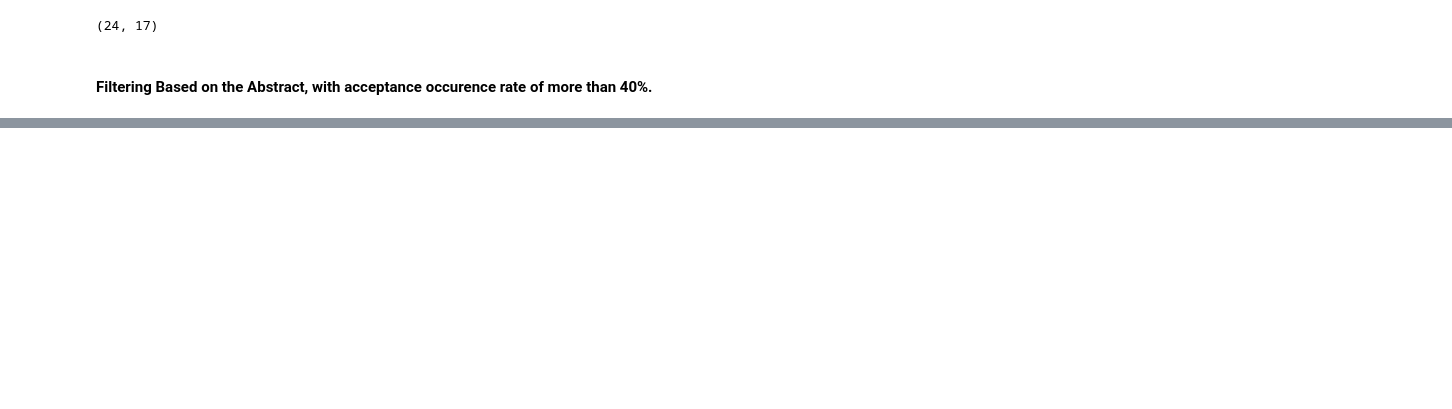
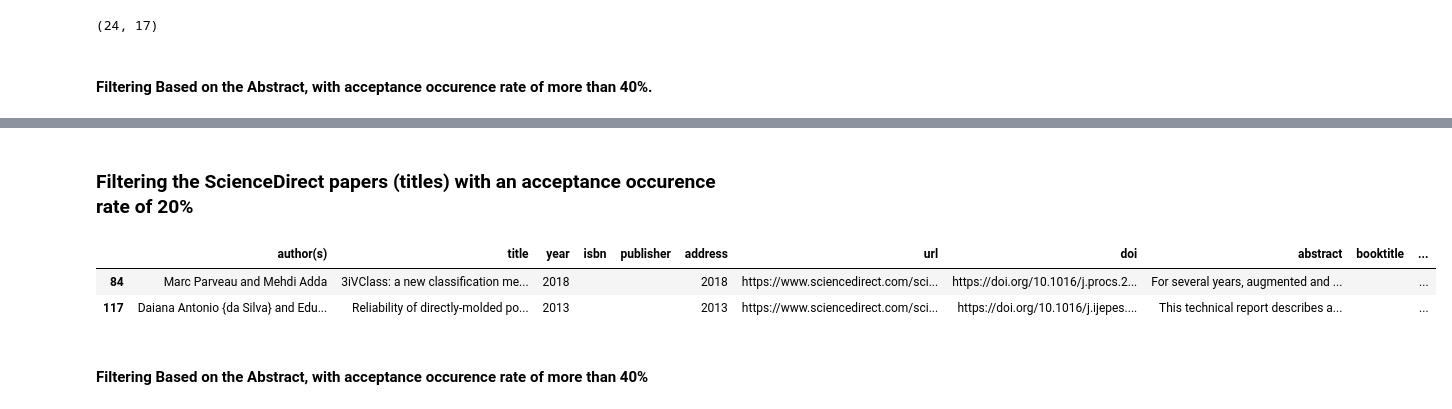
Before and after one commit to Edkofifi/project-papers-filters, a Jupyter notebook: paper_filtering.ipynb, the cells around one changed output, grey strips where cells are left out. Drawn from its saved outputs; the diff is of its cells as text; code cells hidden in the pictures; blank space fills up the shorter version.

```diff
--- a/paper_filtering.ipynb
+++ b/paper_filtering.ipynb
@@ -76,0 +76,12 @@ scopus.sample(10)
+# %%
+# get the encoding for this file
+with open("souced/acm_final.bib", 'rb') as f:
+    result = chardet.detect(f.read())
+
+encoding = result['encoding']
+encoding
+
+# open the file with the right encoding
+with open("souced/acm_final.bib", 'r', encoding=encoding) as bibtex_file:
+    bib_database = bibtexparser.load(bibtex_file)
+print(bib_database)
@@ -76,0 +117,23 @@ scopus.sample(10)
+# %%
+# Extract data from entries
+data = []
+for bib_file in bib_data_list:
+    for entry in bib_file.entries:
+        row = {
+            'author(s)': entry.get('author', ''),
+            'title': entry.get('title', ''),
+            'year': entry.get('year', ''),
+            'isbn': entry.get('isbn', ''),
+            'publisher': entry.get('publisher', ''),
+            'address': entry.get('year', ''),
+            'url': entry.get('url', ''),
+            'doi': entry.get('doi', ''),
+            'abstract': entry.get('abstract', ''),
+            'booktitle': entry.get('booktitle', ''),
+            'pages': entry.get('pages', ''),
+            'numpages': entry.get('numpages', ''),
+            'keywords': entry.get('keywords', ''),
+            'location': entry.get('location', ''),
+            'series': entry.get('series', '')
+        }
+        data.append(row)
@@ -76,0 +144,4 @@ scopus.sample(10)
+# %%
+#convert to dataframe
+sciencedirect_papers= pd.DataFrame(data)
+sciencedirect_papers.head()
@@ -410,0 +481,10 @@ abstract_acm_filter.to_csv("filtered_papers/final_acm_papers.csv", index=False)
+# %% [markdown]
+### Filtering the ScienceDirect papers (titles) with an acceptance occurence rate of 20%
+# %%
+sciencedirect_papers_title_filter = filter_papers(sciencedirect_papers, search_keywords, "title", 20)
+# %%
+sciencedirect_papers_title_filter.sample(2)
+# %% [output]
+|  | author(s) | title | year | isbn | publisher | address | url | doi | abstract | booktitle | ... |
+| 84 | Marc Parveau and Mehdi Adda | 3iVClass: a new classification me... | 2018 |  |  | 2018 | https://www.sciencedirect.com/sci... | https://doi.org/10.1016/j.procs.2... | For several years, augmented and ... |  | ... |
+| 117 | Daiana Antonio {da Silva} and Edu... | Reliability of directly-molded po... | 2013 |  |  | 2013 | https://www.sciencedirect.com/sci... | https://doi.org/10.1016/j.ijepes.... | This technical report describes a... |  | ... |
@@ -410,0 +493,2 @@ abstract_acm_filter.to_csv("filtered_papers/final_acm_papers.csv", index=False)
+# %% [markdown]
+#### Filtering Based on the Abstract, with acceptance occurence rate of more than 40%
```
Also changed, not shown: parts of 31 cells of this notebook.
